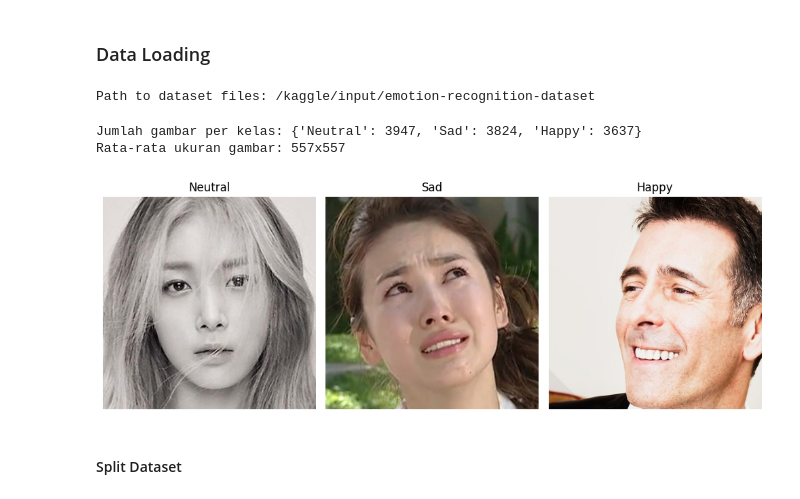
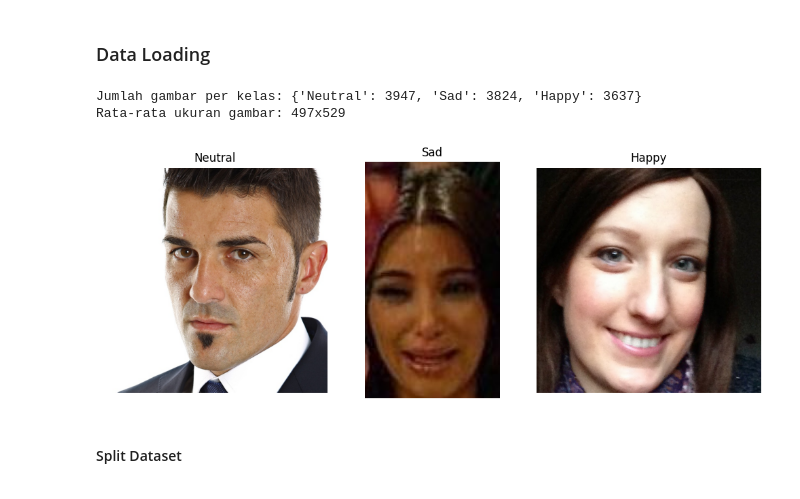
Before and after one commit to Firmnm/Face-Emotional-Recognition, a Jupyter notebook: Face_Emotional_Recognition.ipynb, the cells around one changed output. Drawn from its saved outputs; the diff is of its cells as text; code cells hidden in the pictures.

```diff
--- a/Face_Emotional_Recognition.ipynb
+++ b/Face_Emotional_Recognition.ipynb
@@ -36,10 +36,3 @@ warnings.filterwarnings("ignore")
 ## Data Preparation
 # %% [markdown]
 ### Data Loading
-# %%
-# Download latest version
-path = kagglehub.dataset_download("sujaykapadnis/emotion-recognition-dataset")
-
-print("Path to dataset files:", path)
-# %% [output]
-Path to dataset files: /kaggle/input/emotion-recognition-dataset
@@ -46,6 +52,6 @@ Path to dataset files: /kaggle/input/emotion-recognition-dataset
 # %%
 # Path dataset
-dataset_path = "/kaggle/input/emotion-recognition-dataset/dataset"
+dataset_path = "/content/emotion_dataset/dataset"
 selected_classes = ['Neutral', 'Sad', 'Happy']
 
 image_counts = {}
@@ -55,35 +61,35 @@ example_images = {}
 # Loop per kelas
 for cls in selected_classes:
     class_path = os.path.join(dataset_path, cls)
     images = [f for f in os.listdir(class_path) if f.endswith(('.jpg', '.jpeg', '.png'))]
 
     image_counts[cls] = len(images)
 
     # Ambil 1 gambar contoh
     img_path = os.path.join(class_path, images[0])
     with Image.open(img_path) as img:
         widths.append(img.width)
         heights.append(img.height)
         example_images[cls] = img.copy()
 
 # Cetak info
 print("Jumlah gambar per kelas:", image_counts)
 print(f"Rata-rata ukuran gambar: {sum(widths)//len(widths)}x{sum(heights)//len(heights)}")
 
 # Tampilkan 1 gambar per kelas
 plt.figure(figsize=(10, 4))
 for i, (label, img) in enumerate(example_images.items()):
     plt.subplot(1, 3, i + 1)
     plt.imshow(img)
     plt.title(label)
     plt.axis('off')
 
 plt.tight_layout()
 plt.show()
 # %% [output]
 Jumlah gambar per kelas: {'Neutral': 3947, 'Sad': 3824, 'Happy': 3637}
-Rata-rata ukuran gambar: 557x557
+Rata-rata ukuran gambar: 497x529
-[figure, old version]
+[figure, new version]
 # %% [markdown]
 #### Split Dataset
 # %%
```
Also changed, not shown: parts of 23 cells of this notebook, 16 other files.
